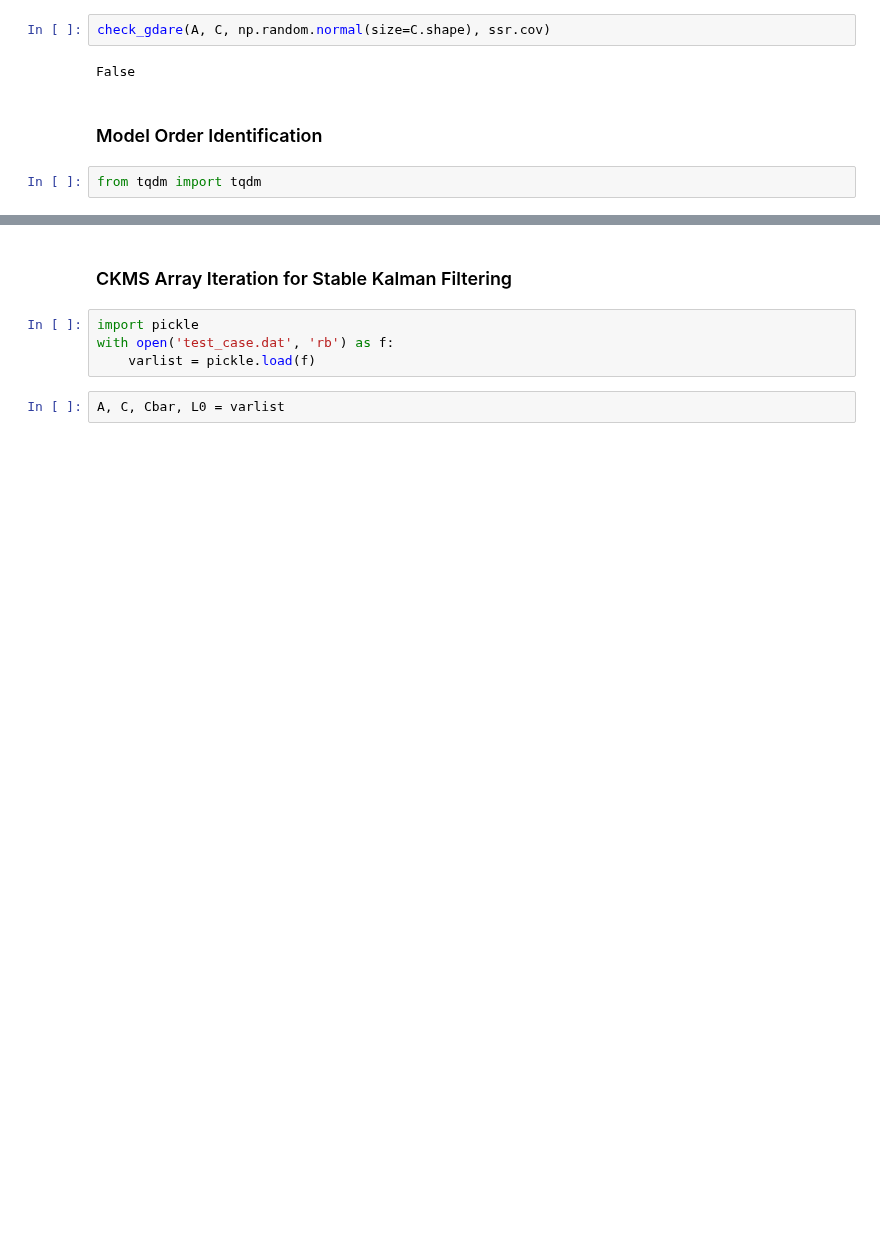
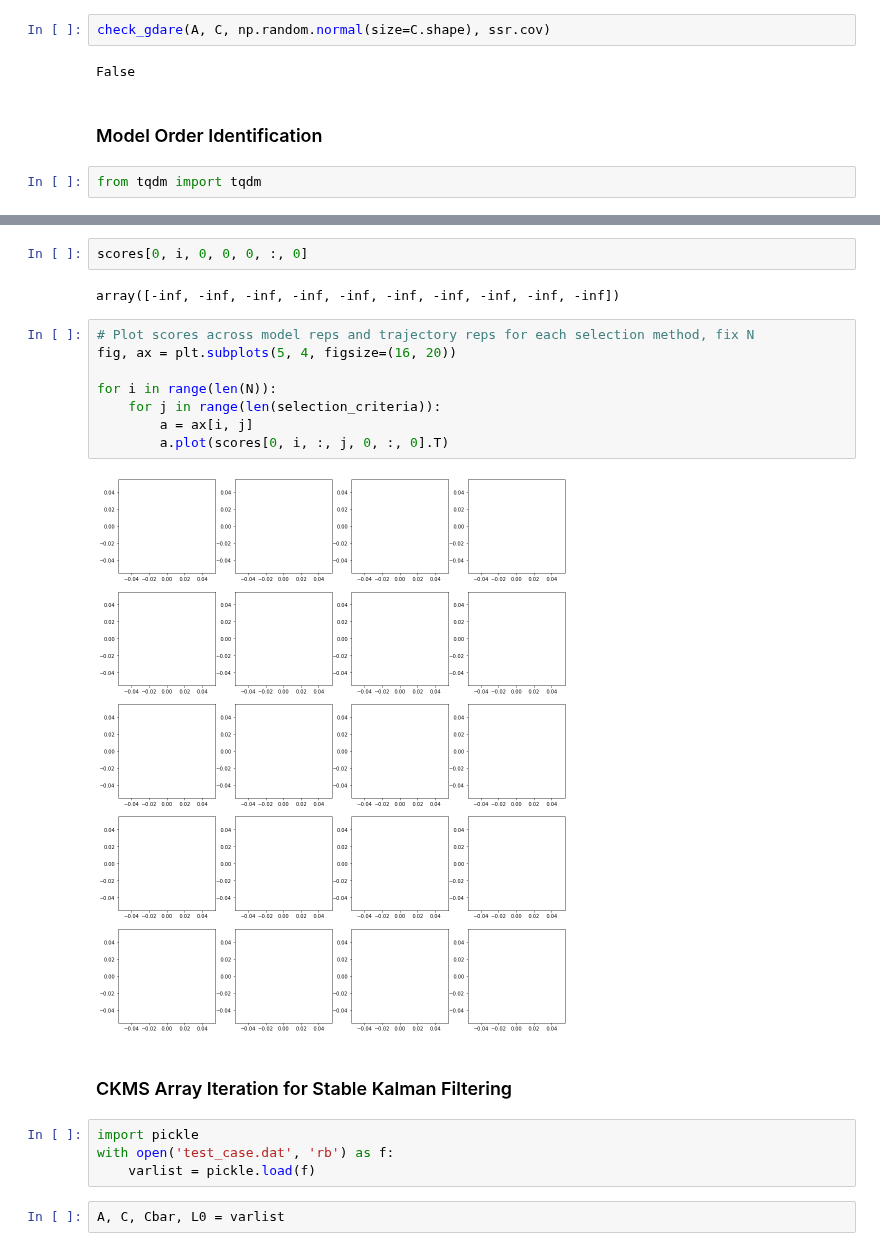
Before and after one commit to BouchardLab/FCCA_analysis, a Jupyter notebook: notebooks/data_exploration/state_space_inference.ipynb, the cells around one changed output, grey strips where cells are left out. Drawn from its saved outputs; the diff is of its cells as text; blank space fills up the shorter version.

```diff
--- a/notebooks/data_exploration/state_space_inference.ipynb
+++ b/notebooks/data_exploration/state_space_inference.ipynb
@@ -650,3 +660,17 @@ KeyboardInterrupt:
+# %%
+scores[0, i, 0, 0, 0, :, 0]
+# %% [output]
+array([-inf, -inf, -inf, -inf, -inf, -inf, -inf, -inf, -inf, -inf])
+# %%
+# Plot scores across model reps and trajectory reps for each selection method, fix N
+fig, ax = plt.subplots(5, 4, figsize=(16, 20))
+
+for i in range(len(N)):
+    for j in range(len(selection_criteria)):
+        a = ax[i, j]
+        a.plot(scores[0, i, :, j, 0, :, 0].T)
+# %% [output]
+[figure, added]
 # %% [markdown]
 ### CKMS Array Iteration for Stable Kalman Filtering
 # %%
```
Also changed, not shown: parts of 2 cells of this notebook, 3 other files.
